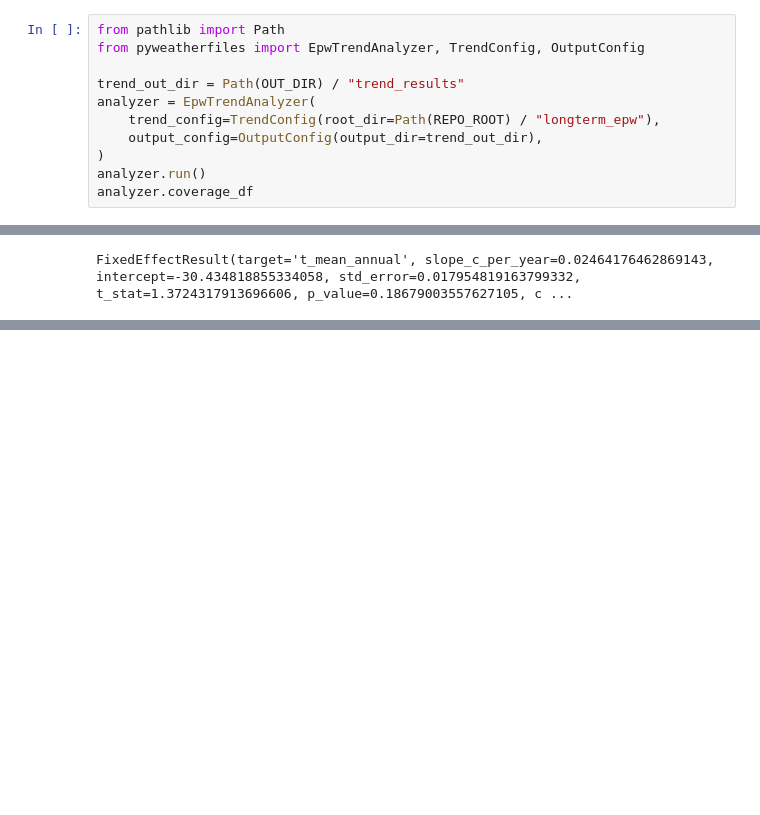
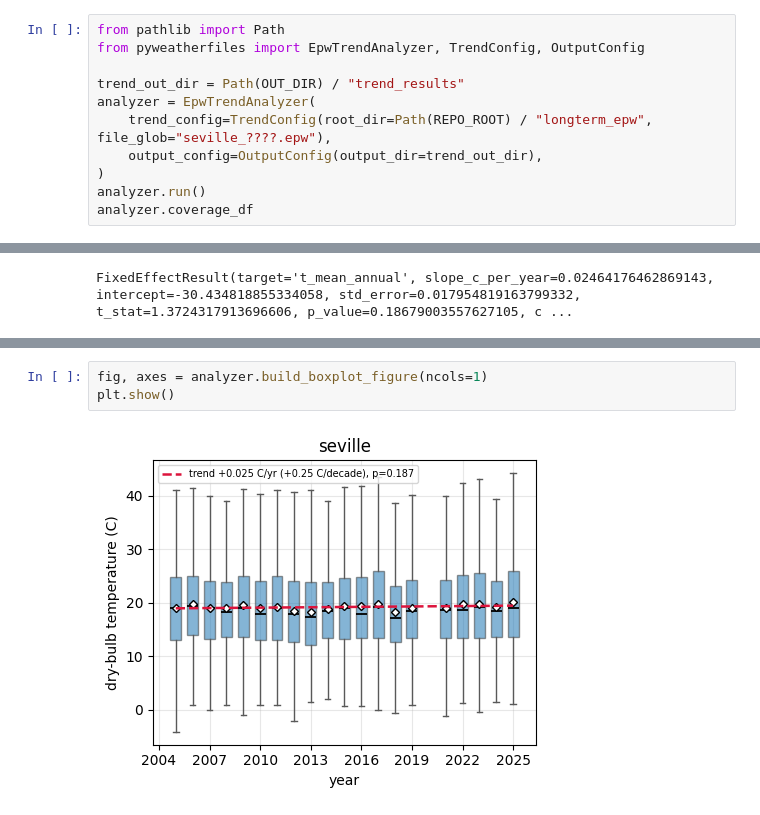
Before and after one commit to termotecnia/pyweatherfiles, a Jupyter notebook: docs/source/tutorial_pyweatherfiles.ipynb, the cells around one changed output, grey strips where cells are left out. Saved outputs shown, nothing was run; the diff lists cells and outputs as text; blank space fills up the shorter version.

```diff
--- a/docs/source/tutorial_pyweatherfiles.ipynb
+++ b/docs/source/tutorial_pyweatherfiles.ipynb
@@ -456,7 +455,7 @@ from pyweatherfiles import EpwTrendAnalyzer, TrendConfig, OutputConfig
 
 trend_out_dir = Path(OUT_DIR) / "trend_results"
 analyzer = EpwTrendAnalyzer(
-    trend_config=TrendConfig(root_dir=Path(REPO_ROOT) / "longterm_epw"),
+    trend_config=TrendConfig(root_dir=Path(REPO_ROOT) / "longterm_epw", file_glob="seville_????.epw"),
     output_config=OutputConfig(output_dir=trend_out_dir),
 )
 analyzer.run()
@@ -480,0 +492,5 @@ FixedEffectResult(target='t_mean_annual', slope_c_per_year=0.02464176462869143,
+# %%
+fig, axes = analyzer.build_boxplot_figure(ncols=1)
+plt.show()
+# %% [output]
+[figure, added]
```
Also changed, not shown: parts of 9 cells of this notebook, 16 other files.
